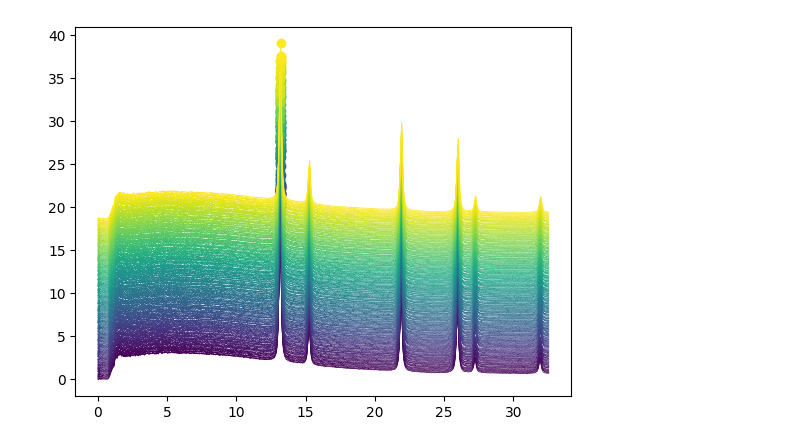
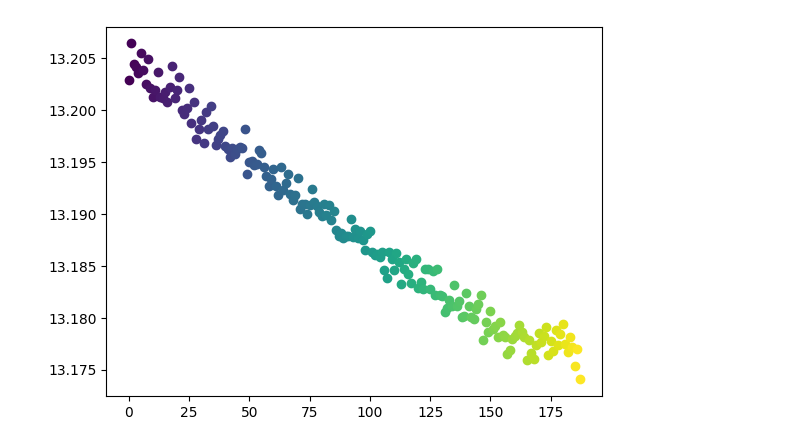
Before and after one commit to raulgarciadiez/myspot_2024_07, a Jupyter notebook: XRD/xrd_plot.ipynb, the cells around one changed output. Drawn from its saved outputs; the diff is of its cells as text; code cells hidden in the pictures.

Commit message:
xrd plot initial

```diff
--- a/XRD/xrd_plot.ipynb
+++ b/XRD/xrd_plot.ipynb
@@ -8,7 +8,7 @@ from scipy.optimize import curve_fit
 current_directory = os.getcwd()
 files_list = [f for f in os.listdir(current_directory) if f.endswith('.dat')]
 
-
+files_list.sort()
 def gaussian(x, amp, cen, wid):
     return amp * np.exp(-(x - cen) ** 2 / (2 * wid ** 2))
 
@@ -20,35 +20,35 @@ for idx,file_path in enumerate(files_list):
     header_line = None
     with open(file_path, 'r') as file:
         for line in file:
             if line.startswith('#'):
                 header_line = line[1:].strip()  # Strip the '#' and any surrounding whitespace
             else:
                 data_lines.append(line.strip())
     with open('cleaned_data.txt', 'w') as temp_file:
         temp_file.write(header_line + '\n')
         temp_file.write('\n'.join(data_lines))
 
     df = pd.read_csv('cleaned_data.txt', sep='\s+')
-    plt.plot(df['q_nm^-1'], idx*0.1+df['I'], color = colors[idx], lw = 0.5)
+    #plt.plot(df['q_nm^-1'], idx*0.1+df['I'], color = colors[idx], lw = 0.5)
 
 
     mask = (df['q_nm^-1'] >= 13.15) & (df['q_nm^-1'] <= 13.225)
     q_data = df.loc[mask, 'q_nm^-1']
     I_data = df.loc[mask, 'I']
 
     initial_guess = [I_data.max(), q_data.mean(), 0.1]
     popt, pcov = curve_fit(gaussian, q_data, I_data, p0=initial_guess)
 
     amp, cen, wid= popt
     max_intensity = amp
     max_intensity_q_value = cen
 
-    plt.scatter(max_intensity_q_value, idx*0.1+max_intensity,color = colors[idx] )
+    #plt.scatter(max_intensity_q_value, idx*0.1+max_intensity,color = colors[idx] )
 
-    #plt.scatter(idx, max_intensity_q_value,color = colors[idx])
-    #plt.scatter(idx, amp,color = colors[idx])
+    plt.scatter(idx, max_intensity_q_value,color = colors[idx])
+    #plt.scatter(idx, wid,color = colors[idx])
 
 #plt.ylim([2.5,3.5])
 #plt.xlim([12.75,13.5])
 # %% [output]
-[figure, old version]
+[figure, new version]
```
Also changed, not shown: 1 other file.
